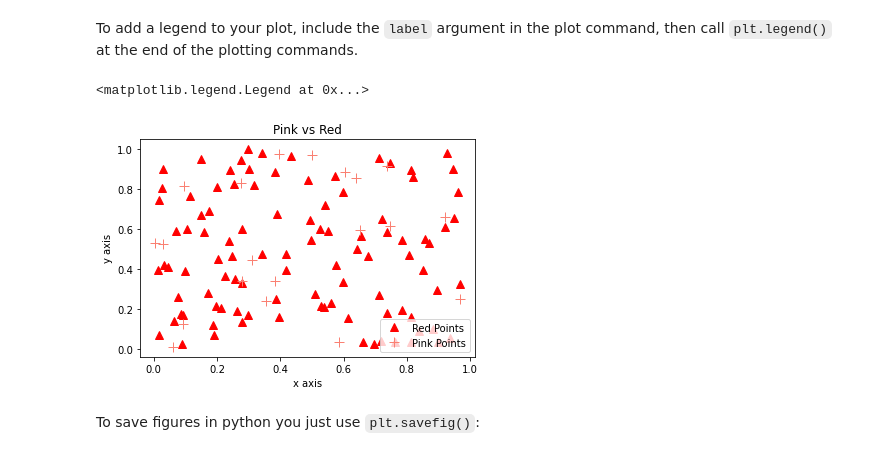
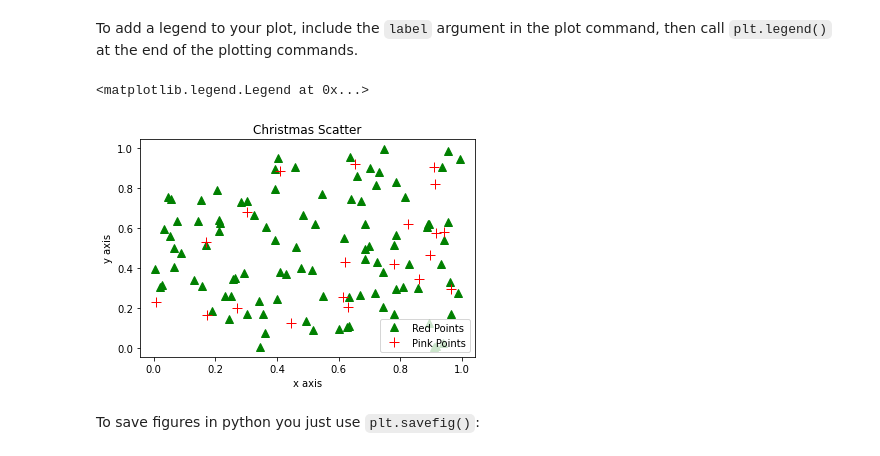
Before and after one commit to TJ-Gehrman/tutorials, a Jupyter notebook: lessons/06-plotting_Lastname.ipynb, the cells around one changed output. Saved outputs shown, nothing was run; the diff lists cells and outputs as text; code cells hidden in the pictures.

```diff
--- a/lessons/06-plotting_Lastname.ipynb
+++ b/lessons/06-plotting_Lastname.ipynb
@@ -100,22 +100,22 @@ To add a legend to your plot, include the `label` argument in the plot command,
 # %%
 xred = np.random.rand(100)
 yred = np.random.rand(100)
 
 xpink = np.random.rand(20)
 ypink = np.random.rand(20)
 
-plt.plot(xred,yred,'^',color='red',markersize=8,label='Red Points')
-plt.plot(xpink,ypink,'+',color='Salmon',markersize=10,label='Pink Points')
+plt.plot(xred,yred,'^',color='green',markersize=8,label='Red Points')
+plt.plot(xpink,ypink,'+',color='red',markersize=10,label='Pink Points')
 
 plt.xlabel('x axis')
 plt.ylabel('y axis')
 
-plt.title('Pink vs Red')
+plt.title('Christmas Scatter')
 
 plt.legend(loc='lower right')
 # %% [output]
 <matplotlib.legend.Legend at 0x...>
-[figure, old version]
+[figure, new version]
 # %% [markdown]
 To save figures in python you just use `plt.savefig()`:
 # %%
```
Also changed, not shown: parts of 15 cells of this notebook, 8 other files.
